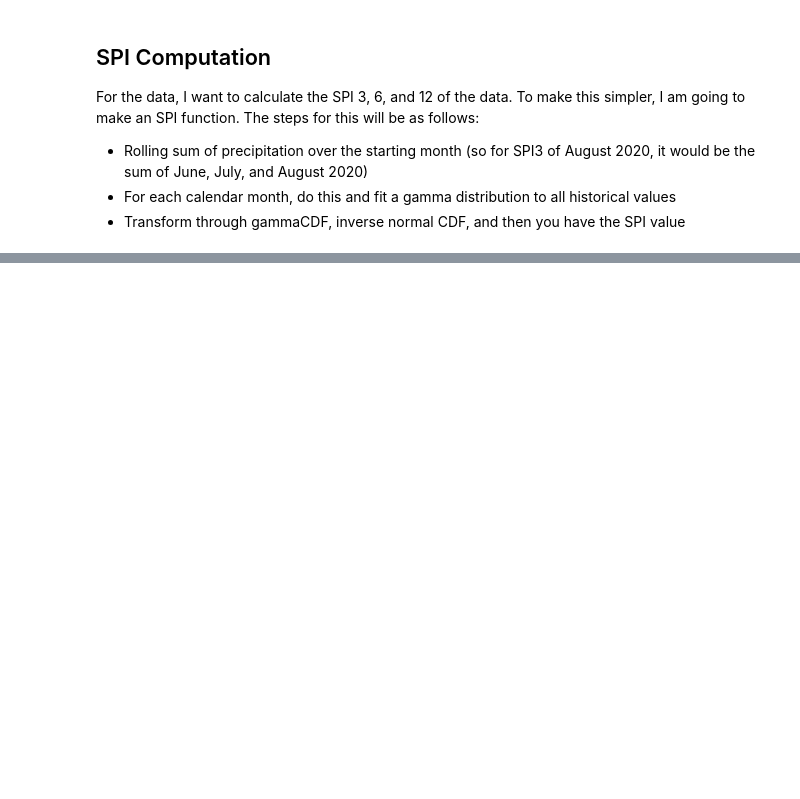
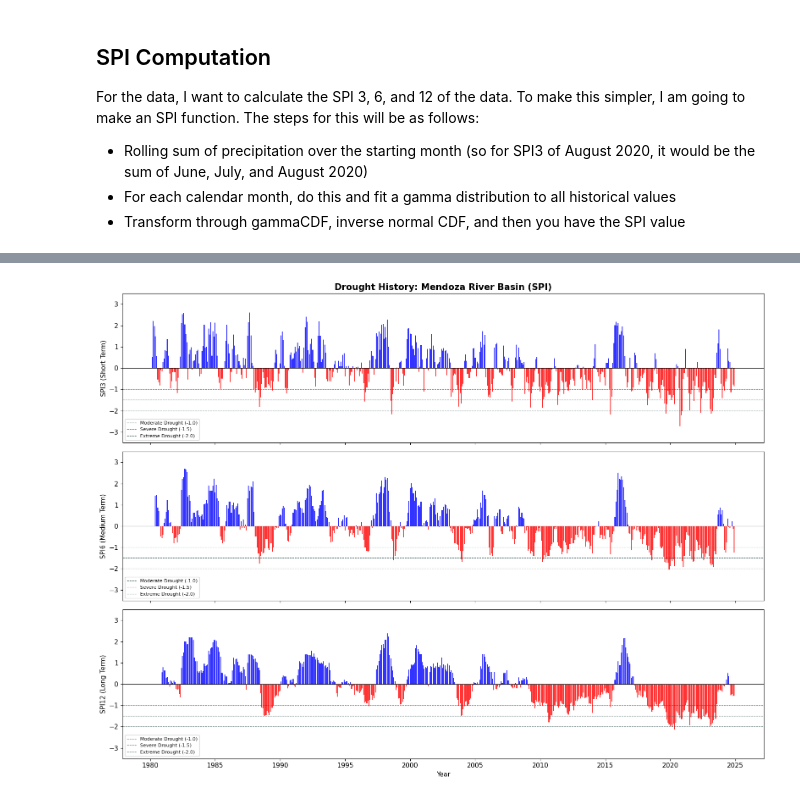
Before and after one commit to sgosmyt2/mendoza-basin-analysis, a Jupyter notebook: notebooks/drought_indices.ipynb, the cells around one changed output, grey strips where cells are left out. Cells and saved outputs as stored; diff of their text form; code cells hidden in the pictures; blank space fills up the shorter version.

```diff
--- a/notebooks/drought_indices.ipynb
+++ b/notebooks/drought_indices.ipynb
@@ -91,7 +91,7 @@ print(f"SPI6: {spi_6.notna().sum()} valid months")
 print(f"SPI12: {spi_12.notna().sum()} valid months")
 
 # Checking that they were all standardised correctly
-for name, spi in [("SPI-3", spi_3), ("SPI-6", spi_6), ("SPI-12", spi_12)]:
+for name, spi in [("SPI3", spi_3), ("SPI6", spi_6), ("SPI12", spi_12)]:
     valid = spi.dropna()
     print(f"\n{name} mean: {valid.mean():.3f}, std: {valid.std():.3f}")
 # %% [output]
@@ -107,0 +166,25 @@ SPI-12 mean: -0.000, std: 1.001
+# %%
+fig, axes = plt.subplots(3, 1, figsize=(16, 12), sharex=True)
+
+for ax, spi, title in zip(axes, [spi_3, spi_6, spi_12], ["SPI3 (Short Term)", "SPI6 (Medium Term)", "SPI12 (Long Term)"]):
+    valid = spi.dropna()
+    colors = ["red" if v < 0 else "blue" for v in valid.values]
+    ax.bar(valid.index, valid.values, color=colors, width=25, alpha=0.8)
+
+    ax.axhline(y=-1.0, color=bcolor, linestyle="--", linewidth=0.8, alpha=0.8, label="Moderate Drought (-1.0)")
+    ax.axhline(y=-1.5, color=bcolor, linestyle="--", linewidth=0.8, alpha=0.8, label="Severe Drought (-1.5)")
+    ax.axhline(y=-2.0, color=bcolor, linestyle="--", linewidth=0.8, alpha=0.8, label="Extreme Drought (-2.0)")
+    ax.axhline(y=0, color="black", linewidth=0.8)
+
+    ax.set_ylabel(title)
+    ax.set_ylim(-3.5, 3.5)
+    ax.legend(loc="lower left", fontsize=8)
+
+axes[0].set_title("Drought History: Mendoza River Basin (SPI)", fontsize=15, fontweight="bold")
+axes[2].set_xlabel("Year")
+
+plt.tight_layout()
+plt.savefig("../outputs/figures/spi_timeseries.png", dpi=150, bbox_inches="tight")
+plt.show()
+# %% [output]
+[figure, added]
```
Also changed, not shown: parts of 6 cells of this notebook, 2 other files.
